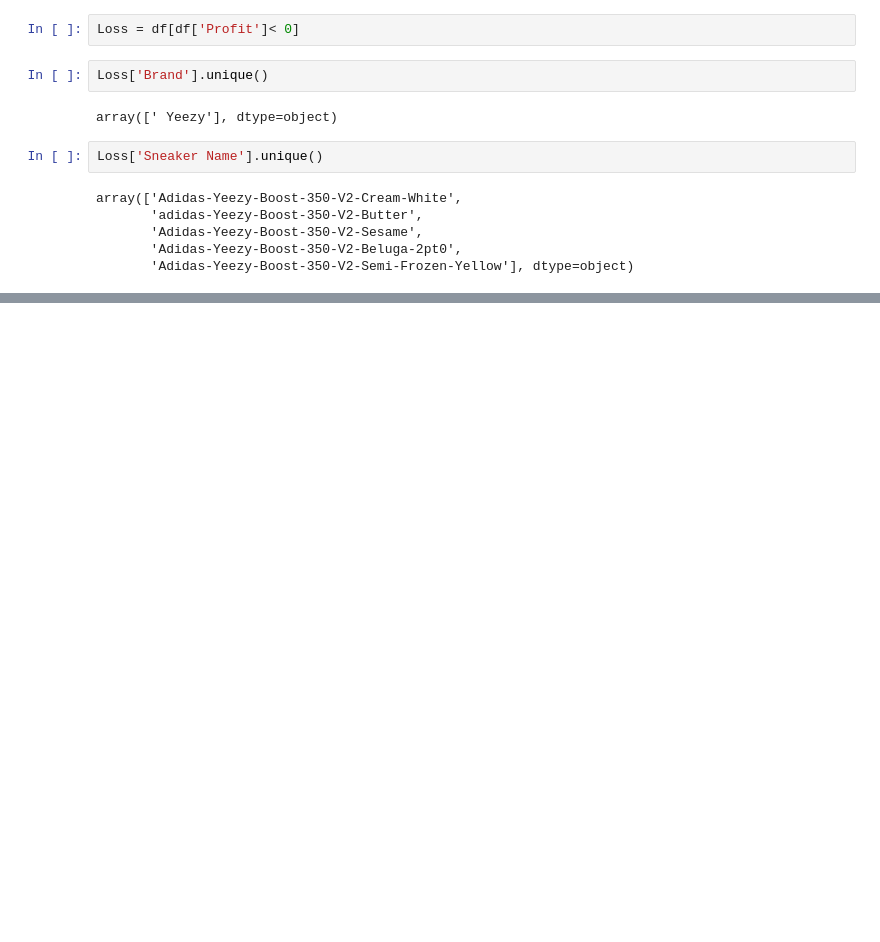
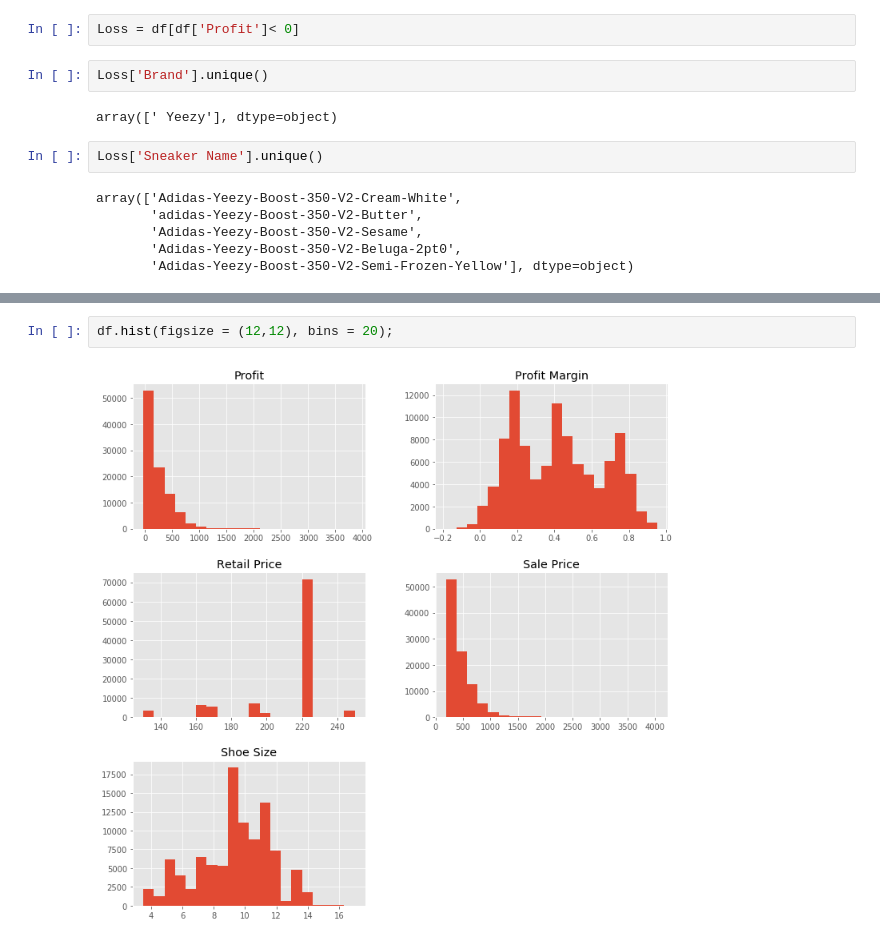
Before and after one commit to HienHa34/Yeezy-vs.-Off-White, a Jupyter notebook: EDA.ipynb, the cells around one changed output, grey strips where cells are left out. Cells and saved outputs as stored; diff of their text form; blank space fills up the shorter version.

```diff
--- a/EDA.ipynb
+++ b/EDA.ipynb
@@ -148,0 +169,4 @@ array(['Adidas-Yeezy-Boost-350-V2-Cream-White',
+# %%
+df.hist(figsize = (12,12), bins = 20);
+# %% [output]
+[figure, added]
```
Also changed, not shown: parts of 9 cells of this notebook.
